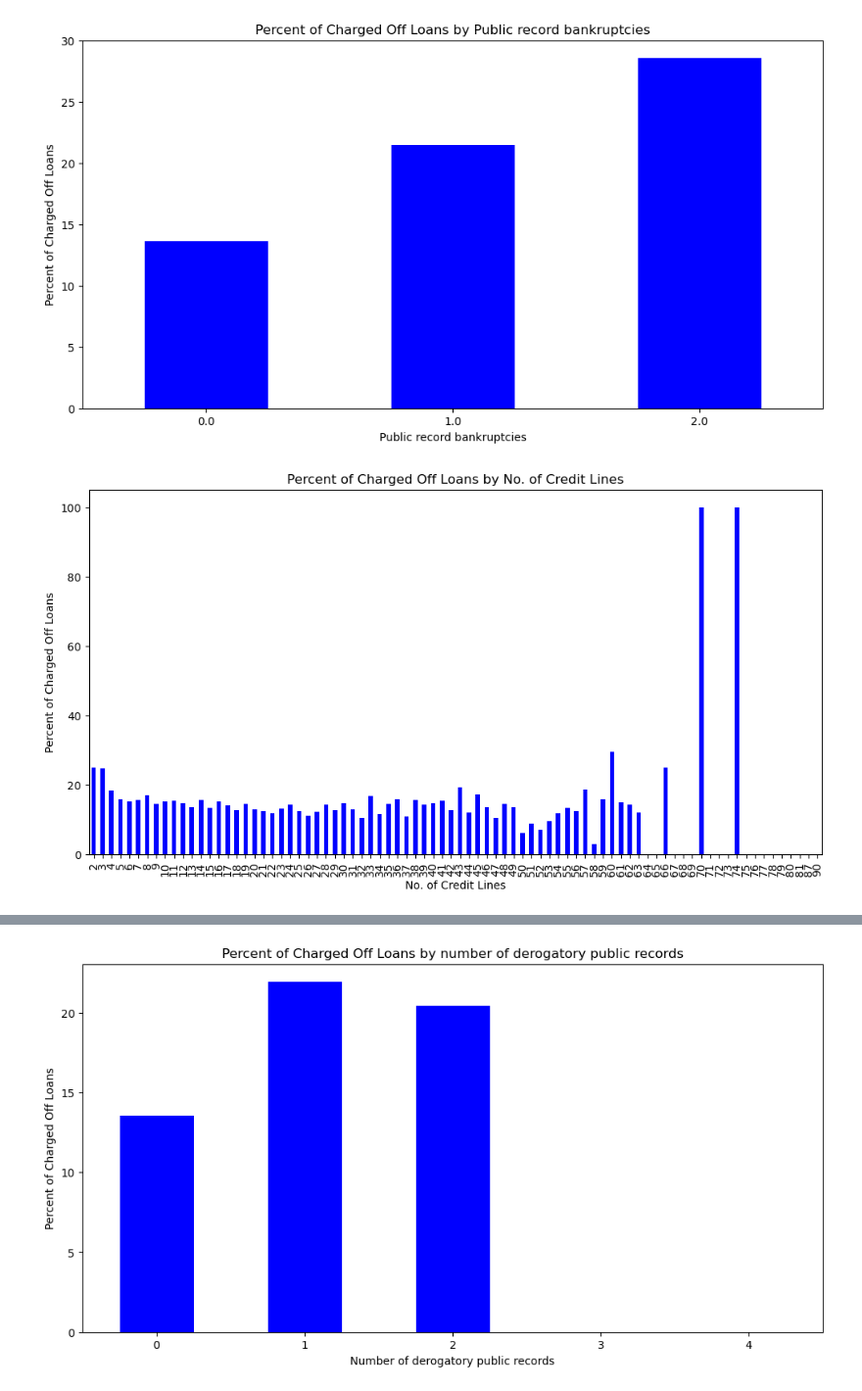
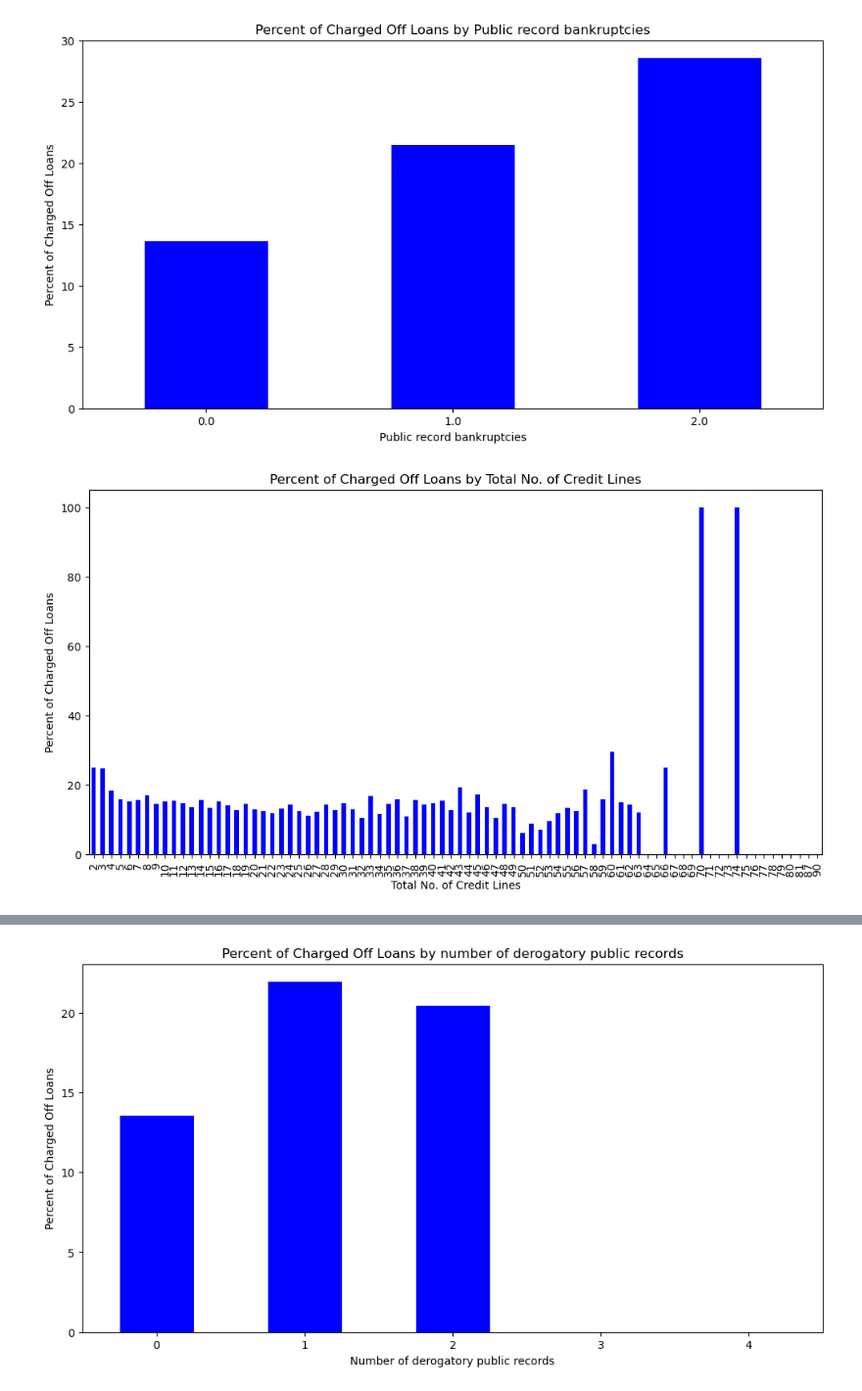
Before and after one commit to ashandish/Lending_Club_Case_Study, a Jupyter notebook: Ashish_Kumar_Sharma.ipynb, the cells around one changed output, grey strips where cells are left out. Shown at 98% size. Cells and saved outputs as stored; diff of their text form; code cells hidden in the pictures.

```diff
--- a/Ashish_Kumar_Sharma.ipynb
+++ b/Ashish_Kumar_Sharma.ipynb
@@ -722,31 +723,31 @@ plt.show()
 # %% [output]
 [figure]
 # %%
-#Draw chart illustrating percent of bad loans by number of Credit Lines in borrower's credit file
+#Draw chart illustrating percent of bad loans by total number of Credit Lines in borrower's credit file
 import pandas as pd
 import matplotlib.pyplot as plt
 
 df2 = pd.read_csv("C:\\Users\\riyan\\Downloads\\Case Study\\loan\\modified6_loan.csv")
 
 # Group by 'total_acc' and calculate the percentage of Charged Off loans
 charged_off_percent_by_total_acc = df2[df2['loan_status'] == 'Charged Off'].groupby('total_acc').size() / df2.groupby('total_acc').size() * 100
 
 
 # Set the size of the figure
 plt.figure(figsize=(12, 6))
 # Create a bar plot
 charged_off_percent_by_total_acc.plot(kind='bar', color='blue')
 
 # Add labels and title
-plt.xlabel('No. of Credit Lines')
+plt.xlabel('Total No. of Credit Lines')
 plt.ylabel('Percent of Charged Off Loans')
-plt.title('Percent of Charged Off Loans by No. of Credit Lines')
+plt.title('Percent of Charged Off Loans by Total No. of Credit Lines')
 plt.xticks(rotation='vertical')
 # Show the plot
 plt.show()
-# Conclusion:  Credit Lines are not strong indicator of Charged Off Loans
+# Conclusion: Total No. of Credit Lines are not strong indicator of Charged Off Loans
 # %% [output]
-[figure, old version]
+[figure, new version]
 # %%
 #Draw the Distribution of Total No. of Credit lines for Charged Off Loans
 import pandas as pd
```
Also changed, not shown: parts of 4 cells of this notebook.
